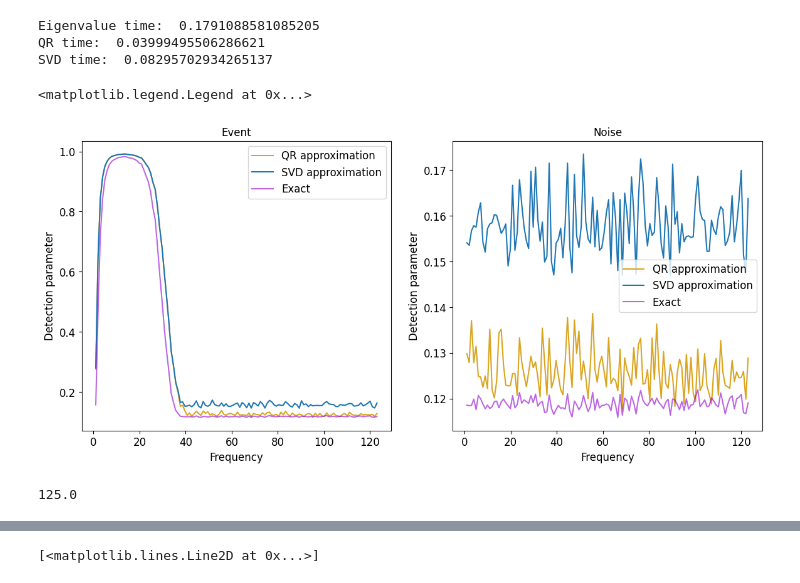
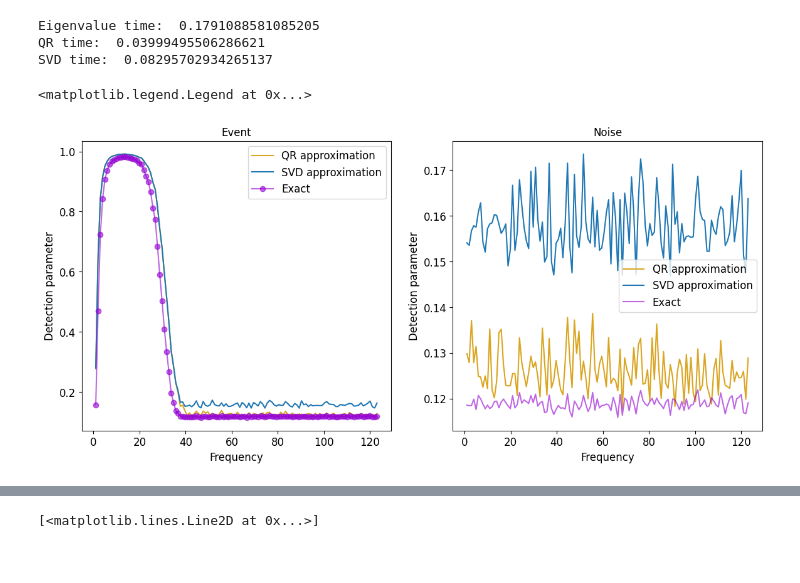
Before and after one commit to aissah/coherence_analysis_histroy, a Jupyter notebook: marmousi_deepwave.ipynb, the cells around one changed output, grey strips where cells are left out. Cells and saved outputs as stored; diff of their text form; code cells hidden in the pictures.

```diff
--- a/marmousi_deepwave.ipynb
+++ b/marmousi_deepwave.ipynb
@@ -310,35 +310,31 @@ SVD time:  0.08295702934265137
 # %%
 fsize = 12
 last_freq_index = -1
 f_plot = np.linspace(0, 124, num_frames)
 plt.figure(figsize=(14,6))
 plt.subplot(1,2,1)
 plt.plot(f_plot[1:last_freq_index], event_detection_qr[1:last_freq_index], color="goldenrod", label='QR approximation')
 plt.plot(f_plot[1:last_freq_index], event_detection_svd[1:last_freq_index], label='SVD approximation')
-plt.plot(f_plot[1:last_freq_index], event_detection[1:last_freq_index], color="darkviolet", alpha=0.6, label='Exact')
+plt.plot(f_plot[1:last_freq_index], event_detection[1:last_freq_index], '-o', color="darkviolet", alpha=0.6, label='Exact')
 
 plt.ylabel("Detection parameter",fontsize=fsize)
 plt.xlabel("Frequency",fontsize=fsize)
 plt.xticks(fontsize=fsize)
 plt.yticks(fontsize=fsize)
 plt.title("Event",fontsize=fsize)
 plt.legend(fontsize=fsize)
 
 plt.subplot(1,2,2)
 plt.plot(f_plot[1:last_freq_index], noise_detection_qr[1:last_freq_index], color="goldenrod", label='QR approximation')
 plt.plot(f_plot[1:last_freq_index], noise_detection_svd[1:last_freq_index], label='SVD approximation')
 plt.plot(f_plot[1:last_freq_index], noise_detection[1:last_freq_index], color="darkviolet", alpha=0.6, label='Exact')
 
 plt.ylabel("Detection parameter",fontsize=fsize)
 plt.xlabel("Frequency",fontsize=fsize)
 plt.xticks(fontsize=fsize)
 plt.yticks(fontsize=fsize)
 plt.title("Noise",fontsize=fsize)
 plt.legend(fontsize=fsize)
 # %% [output]
 <matplotlib.legend.Legend at 0x...>
-[figure, old version]
+[figure, new version]
-# %%
-frequencies[-1]
-# %% [output]
-125.0
```
Also changed, not shown: parts of 1 cell of this notebook.
